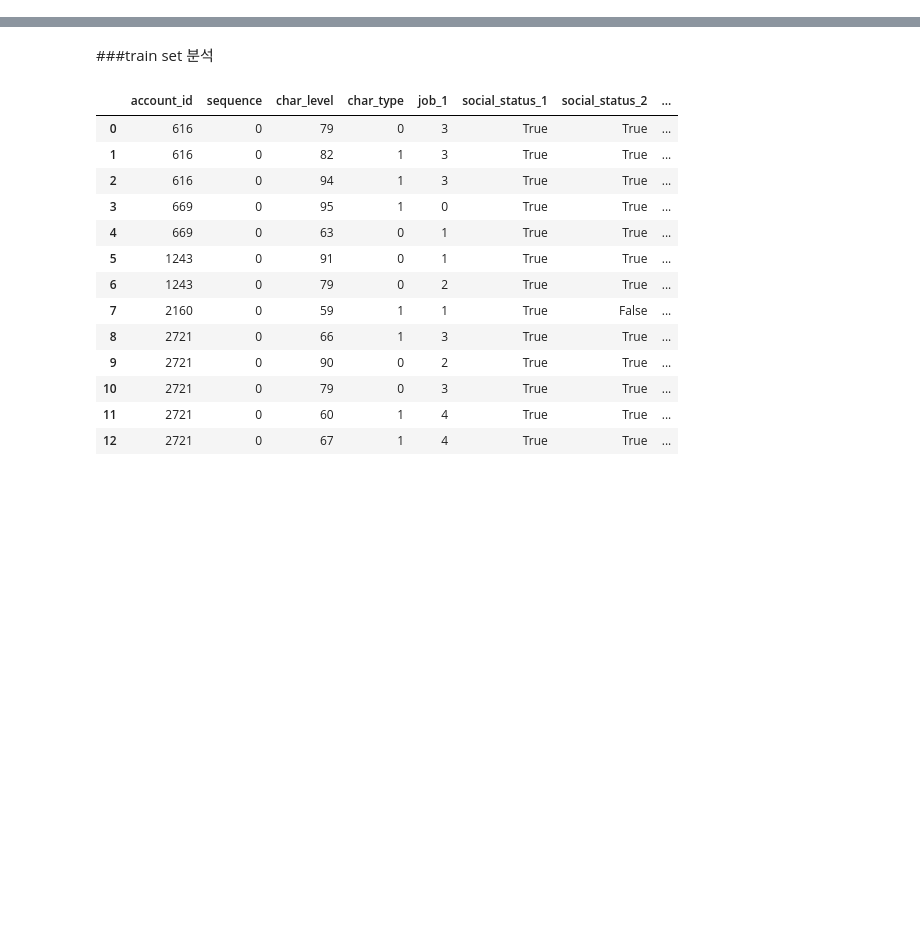
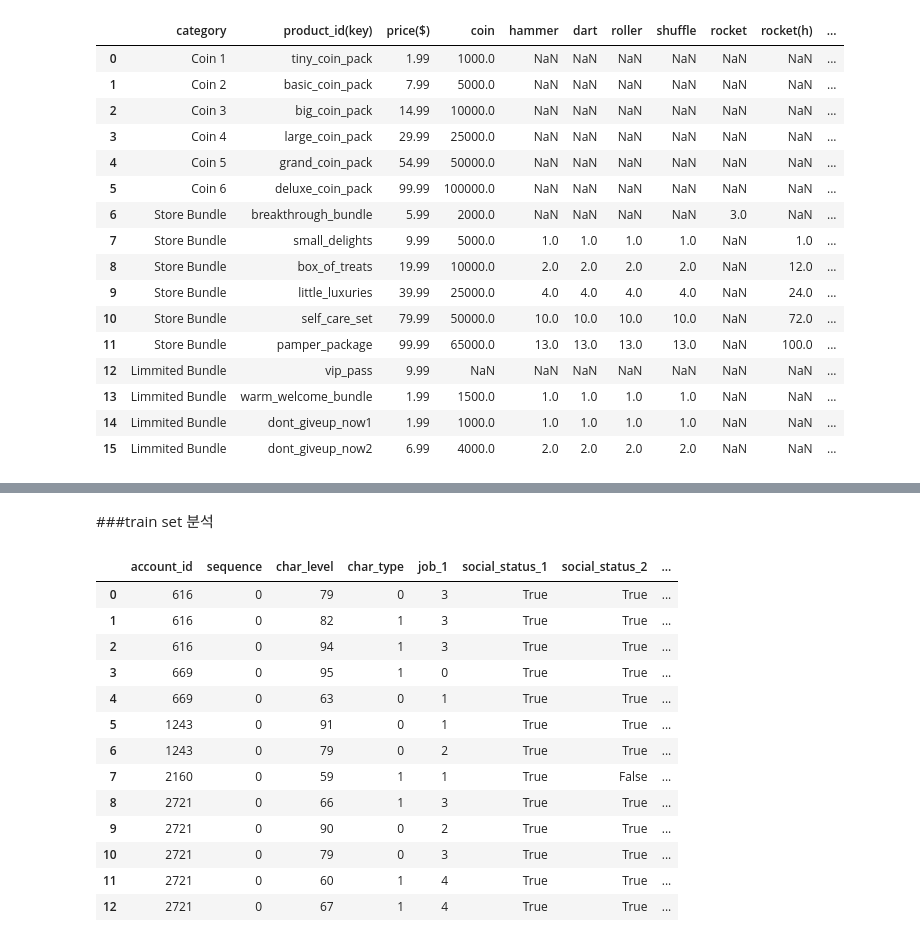
Before and after one commit to mqifjjfwiot/Assignments, a Jupyter notebook: Cookapps/Cookapps.ipynb, the cells around one changed output, grey strips where cells are left out. Cells and saved outputs as stored; diff of their text form; code cells hidden in the pictures; blank space fills up the shorter version.

Commit message:
Colaboratory를 통해 생성됨

```diff
--- a/Cookapps/Cookapps.ipynb
+++ b/Cookapps/Cookapps.ipynb
@@ -36,2 +36,2 @@ Drive already mounted at /content/drive; to attempt to forcibly remount, call dr
 # %%
-base_url = '/content/drive/MyDrive/Colab Notebooks/Nexon/'
+base_url = '/content/drive/MyDrive/Colab Notebooks/Assignments/Cookapps/Data/'
@@ -37,0 +74,21 @@ base_url = '/content/drive/MyDrive/Colab Notebooks/Nexon/'
+# %%
+df_pi = pd.read_csv(base_url+'IAP_product_info.csv', encoding = 'CP949')
+df_pi.iloc[:16]
+# %% [output]
+|  | category | product_id(key) | price($) | coin | hammer | dart | roller | shuffle | rocket | rocket(h) | ... |
+| 0 | Coin 1 | tiny_coin_pack | 1.99 | 1000.0 | NaN | NaN | NaN | NaN | NaN | NaN | ... |
+| 1 | Coin 2 | basic_coin_pack | 7.99 | 5000.0 | NaN | NaN | NaN | NaN | NaN | NaN | ... |
+| 2 | Coin 3 | big_coin_pack | 14.99 | 10000.0 | NaN | NaN | NaN | NaN | NaN | NaN | ... |
+| 3 | Coin 4 | large_coin_pack | 29.99 | 25000.0 | NaN | NaN | NaN | NaN | NaN | NaN | ... |
+| 4 | Coin 5 | grand_coin_pack | 54.99 | 50000.0 | NaN | NaN | NaN | NaN | NaN | NaN | ... |
+| 5 | Coin 6 | deluxe_coin_pack | 99.99 | 100000.0 | NaN | NaN | NaN | NaN | NaN | NaN | ... |
+| 6 | Store Bundle | breakthrough_bundle | 5.99 | 2000.0 | NaN | NaN | NaN | NaN | 3.0 | NaN | ... |
+| 7 | Store Bundle | small_delights | 9.99 | 5000.0 | 1.0 | 1.0 | 1.0 | 1.0 | NaN | 1.0 | ... |
+| 8 | Store Bundle | box_of_treats | 19.99 | 10000.0 | 2.0 | 2.0 | 2.0 | 2.0 | NaN | 12.0 | ... |
+| 9 | Store Bundle | little_luxuries | 39.99 | 25000.0 | 4.0 | 4.0 | 4.0 | 4.0 | NaN | 24.0 | ... |
+| 10 | Store Bundle | self_care_set | 79.99 | 50000.0 | 10.0 | 10.0 | 10.0 | 10.0 | NaN | 72.0 | ... |
+| 11 | Store Bundle | pamper_package | 99.99 | 65000.0 | 13.0 | 13.0 | 13.0 | 13.0 | NaN | 100.0 | ... |
+| 12 | Limmited Bundle | vip_pass | 9.99 | NaN | NaN | NaN | NaN | NaN | NaN | NaN | ... |
+| 13 | Limmited Bundle | warm_welcome_bundle | 1.99 | 1500.0 | 1.0 | 1.0 | 1.0 | 1.0 | NaN | NaN | ... |
+| 14 | Limmited Bundle | dont_giveup_now1 | 1.99 | 1000.0 | 1.0 | 1.0 | 1.0 | 1.0 | NaN | NaN | ... |
+| 15 | Limmited Bundle | dont_giveup_now2 | 6.99 | 4000.0 | 2.0 | 2.0 | 2.0 | 2.0 | NaN | NaN | ... |
```
Also changed, not shown: parts of 10 cells of this notebook.
